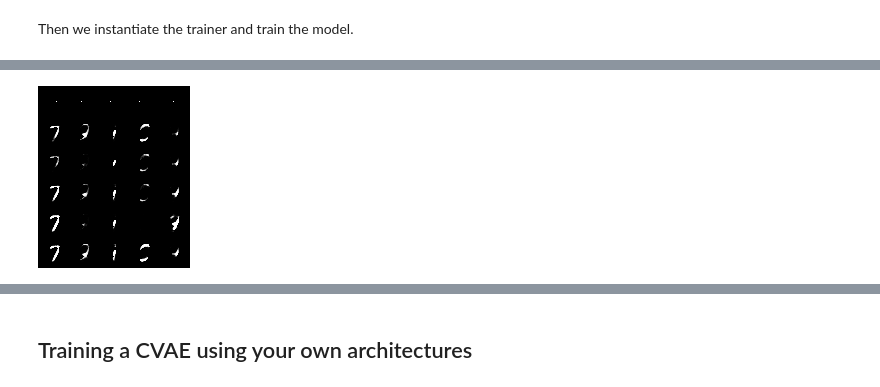
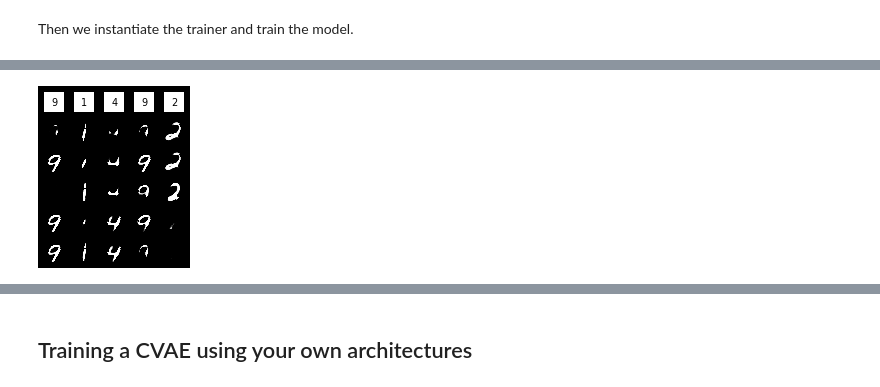
Before and after one commit to AgatheSenellart/MultiVae, a Jupyter notebook: examples/tutorial_notebooks/training_a_CVAE_model.ipynb, the cells around one changed output, grey strips where cells are left out. Cells and saved outputs as stored; diff of their text form; code cells hidden in the pictures.

```diff
--- a/examples/tutorial_notebooks/training_a_CVAE_model.ipynb
+++ b/examples/tutorial_notebooks/training_a_CVAE_model.ipynb
@@ -89,6 +90,5 @@ vis_module.reconstruction('images')
-# %%
-# Generate new images using only the labels and sampling from the prior
-vis_module.conditional_samples_subset(['labels'], gen_mod='images')
-# %% [output]
-[figure, removed]
+# %%
+vis_module.conditional_samples_subset(['labels'])
+# %% [output]
+[figure, added]
 # %%
```
Also changed, not shown: parts of 7 cells of this notebook, 8 other files.
